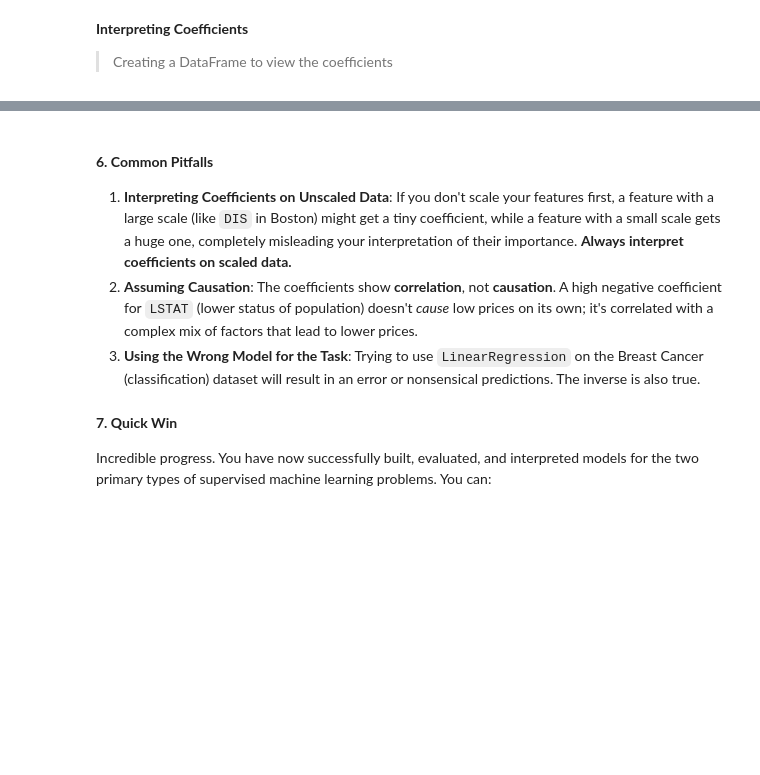
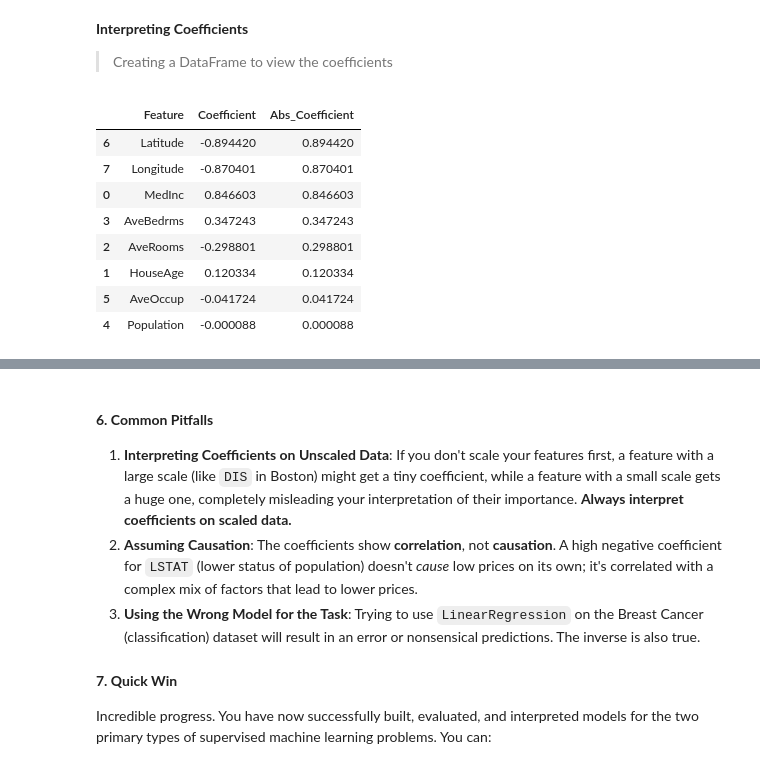
Before and after one commit to Dawood-ML/LEARN-SKLEARN, a Jupyter notebook: Foundational/03_First_supervised_learning_models.ipynb, the cells around one changed output, grey strips where cells are left out. Drawn from its saved outputs; the diff is of its cells as text; code cells hidden in the pictures; blank space fills up the shorter version.

```diff
--- a/Foundational/03_First_supervised_learning_models.ipynb
+++ b/Foundational/03_First_supervised_learning_models.ipynb
@@ -230,11 +385,22 @@ print(f"Linear Regression RMSE: ${rmse * 1000:.2f}")
 **Interpreting Coefficients**
 > Creating a DataFrame to view the coefficients
 # %%
+X = df.drop('target', axis=1)
+y = df['target']
 feature_names = df.drop('target', axis=1).columns
-coeffs = pd.DataFrame(
-    data=lin_reg.coef_,
-    index = feature_names,
-    columns=['coefficient']
-).sort_values('coefficient', ascending=False)
-print('Feature Coefficients :')
+coeffs = pd.DataFrame({
+    'Feature': X.columns,
+    'Coefficient': lin_reg.coef_,
+    'Abs_Coefficient': np.abs(lin_reg.coef_)
+}).sort_values(by='Abs_Coefficient', ascending=False)
 coeffs
+# %% [output]
+|  | Feature | Coefficient | Abs_Coefficient |
+| 6 | Latitude | -0.894420 | 0.894420 |
+| 7 | Longitude | -0.870401 | 0.870401 |
+| 0 | MedInc | 0.846603 | 0.846603 |
+| 3 | AveBedrms | 0.347243 | 0.347243 |
+| 2 | AveRooms | -0.298801 | 0.298801 |
+| 1 | HouseAge | 0.120334 | 0.120334 |
+| 5 | AveOccup | -0.041724 | 0.041724 |
+| 4 | Population | -0.000088 | 0.000088 |
```
Also changed, not shown: parts of 31 cells of this notebook, 17 other files.
